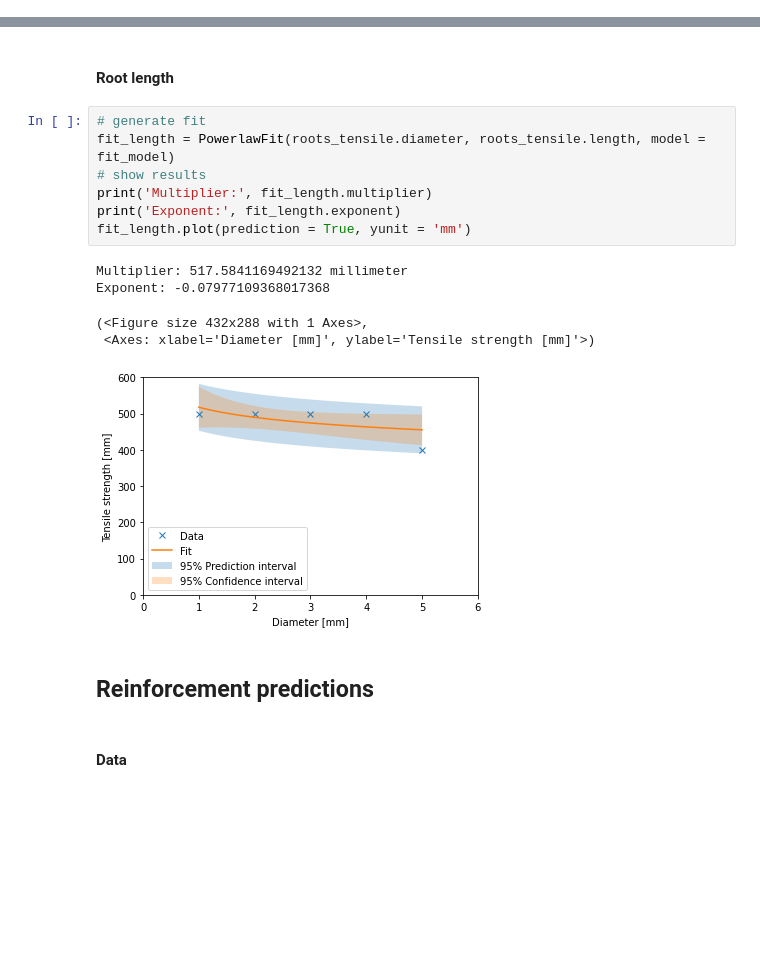
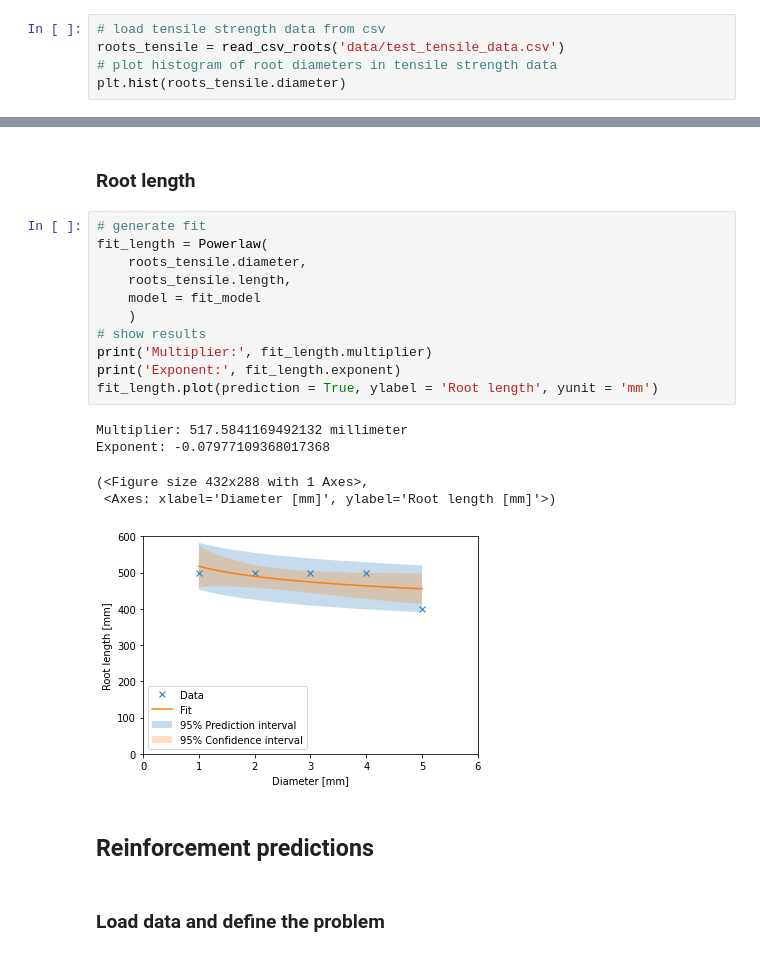
Before and after one commit to rootmemo/pyrootmemo, a Jupyter notebook: sbee2025/notebook_1.ipynb, the cells around one changed output, grey strips where cells are left out. Drawn from its saved outputs; the diff is of its cells as text; blank space fills up the shorter version.

Commit message:
reorganised fit and model classes

```diff
--- a/sbee2025/notebook_1.ipynb
+++ b/sbee2025/notebook_1.ipynb
@@ -23,0 +20,5 @@ plt.hist(roots_tensile.diameter)
+# %%
+# load tensile strength data from csv
+roots_tensile = read_csv_roots('data/test_tensile_data.csv')
+# plot histogram of root diameters in tensile strength data
+plt.hist(roots_tensile.diameter)
@@ -58,21 +70,25 @@ Exponent: -0.12971366534799691
 # %% [markdown]
-#### Root length
+### Root length
 # %%
 # generate fit
-fit_length = PowerlawFit(roots_tensile.diameter, roots_tensile.length, model = fit_model)
+fit_length = Powerlaw(
+    roots_tensile.diameter,
+    roots_tensile.length,
+    model = fit_model
+    )
 # show results
 print('Multiplier:', fit_length.multiplier)
 print('Exponent:', fit_length.exponent)
-fit_length.plot(prediction = True, yunit = 'mm')
+fit_length.plot(prediction = True, ylabel = 'Root length', yunit = 'mm')
 # %% [output]
 Multiplier: 517.5841169492132 millimeter
 Exponent: -0.07977109368017368
 (<Figure size 432x288 with 1 Axes>,
- <Axes: xlabel='Diameter [mm]', ylabel='Tensile strength [mm]'>)
+ <Axes: xlabel='Diameter [mm]', ylabel='Root length [mm]'>)
-[figure, old version]
+[figure, new version]
 # %% [markdown]
 ## Reinforcement predictions
 # %% [markdown]
-#### Data
+### Load data and define the problem
 # %%
 # load data
```
Also changed, not shown: parts of 20 cells of this notebook, 17 other files.
